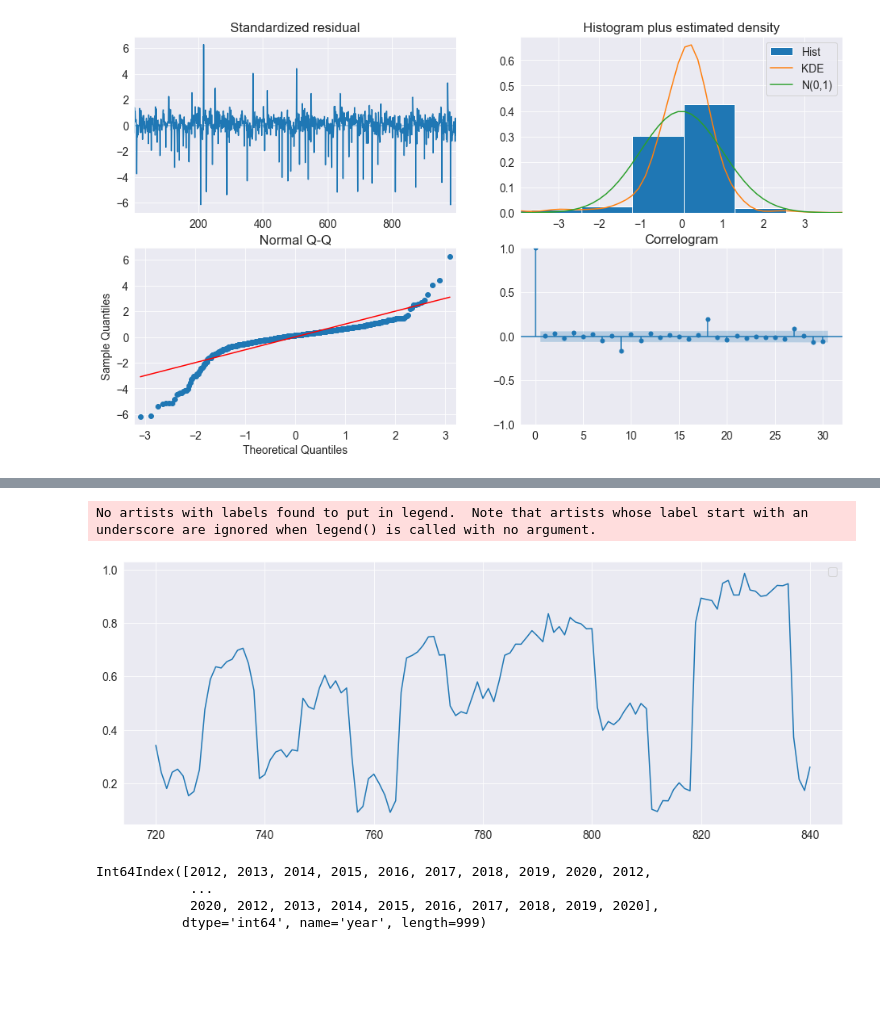
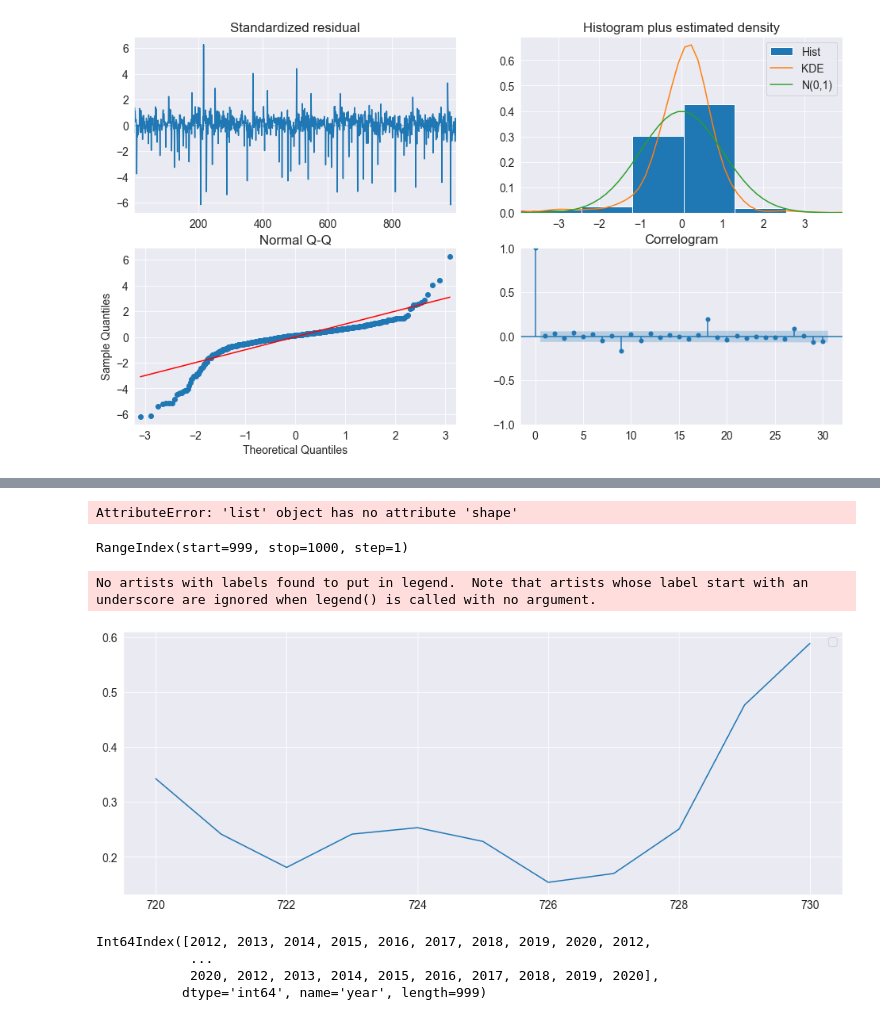
Before and after one commit to njmobley/DSKUS_Team2, a Jupyter notebook: regression.ipynb, the cells around one changed output, grey strips where cells are left out. Cells and saved outputs as stored; diff of their text form; code cells hidden in the pictures; blank space fills up the shorter version.

```diff
--- a/regression.ipynb
+++ b/regression.ipynb
@@ -46,3 +32,9 @@ Index(['Country', 'country-code', 'region-code', 'sub-region-code', 'year',
+# %%
+df_codes = pd.read_csv('data/countryCode_to_region.csv')
+# %%
+df_codes = df_codes[['name','country-code', 'region']]
+# %%
+df = df.merge(df_codes, on=['country-code'])
 # %%
 cols = ['migration']
 def min_max_scaling(series):
@@ -329,0 +391,4 @@ dtype: float64
+# %%
+df_in.index.values.shape
+# %% [output]
+AttributeError: 'list' object has no attribute 'shape'
@@ -330,8 +397,12 @@ dtype: float64
+# %%
+preds.columns
+# %% [output]
+RangeIndex(start=999, stop=1000, step=1)
 # %%
-fig = res.plot_predict(720, 840)
+fig = res.plot_predict(720, 730)
 # %% [output]
 No artists with labels found to put in legend.  Note that artists whose label start with an underscore are ignored when legend() is called with no argument.
-[figure, old version]
+[figure, new version]
 # %%
 start = df_in.index[-90]
 print(df_in.index.year)
```
Also changed, not shown: parts of 29 cells of this notebook, 2 other files.
